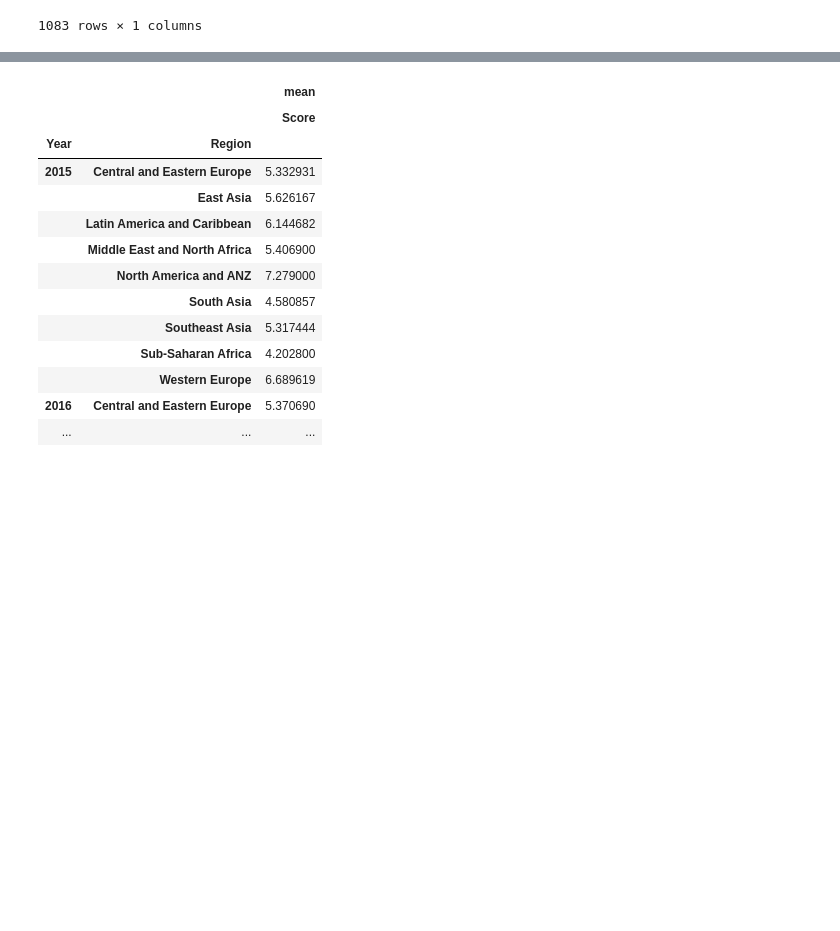
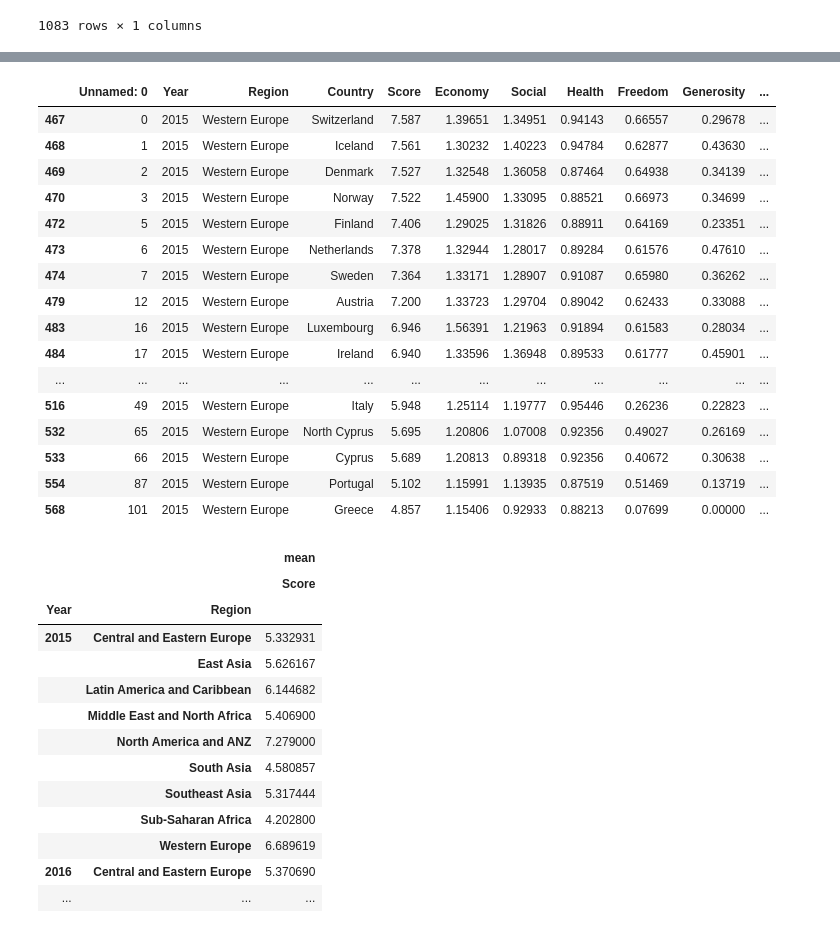
Before and after one commit to myriel21/toheaven, a Jupyter notebook: happiness score1521.ipynb, the cells around one changed output, grey strips where cells are left out. Saved outputs shown, nothing was run; the diff lists cells and outputs as text; code cells hidden in the pictures; blank space fills up the shorter version.

```diff
--- a/happiness score1521.ipynb
+++ b/happiness score1521.ipynb
@@ -85,3 +254,25 @@ pd.pivot_table(hps_1521,index=['Year','Region','Country'],values=['Score'])
+# %%
+WE = hps_1521['Region'] == 'Western Europe'
+Y_WE = hps_1521[Y & WE ]
+Y_WE
+# %% [output]
+|  | Unnamed: 0 | Year | Region | Country | Score | Economy | Social | Health | Freedom | Generosity | ... |
+| 467 | 0 | 2015 | Western Europe | Switzerland | 7.587 | 1.39651 | 1.34951 | 0.94143 | 0.66557 | 0.29678 | ... |
+| 468 | 1 | 2015 | Western Europe | Iceland | 7.561 | 1.30232 | 1.40223 | 0.94784 | 0.62877 | 0.43630 | ... |
+| 469 | 2 | 2015 | Western Europe | Denmark | 7.527 | 1.32548 | 1.36058 | 0.87464 | 0.64938 | 0.34139 | ... |
+| 470 | 3 | 2015 | Western Europe | Norway | 7.522 | 1.45900 | 1.33095 | 0.88521 | 0.66973 | 0.34699 | ... |
+| 472 | 5 | 2015 | Western Europe | Finland | 7.406 | 1.29025 | 1.31826 | 0.88911 | 0.64169 | 0.23351 | ... |
+| 473 | 6 | 2015 | Western Europe | Netherlands | 7.378 | 1.32944 | 1.28017 | 0.89284 | 0.61576 | 0.47610 | ... |
+| 474 | 7 | 2015 | Western Europe | Sweden | 7.364 | 1.33171 | 1.28907 | 0.91087 | 0.65980 | 0.36262 | ... |
+| 479 | 12 | 2015 | Western Europe | Austria | 7.200 | 1.33723 | 1.29704 | 0.89042 | 0.62433 | 0.33088 | ... |
+| 483 | 16 | 2015 | Western Europe | Luxembourg | 6.946 | 1.56391 | 1.21963 | 0.91894 | 0.61583 | 0.28034 | ... |
+| 484 | 17 | 2015 | Western Europe | Ireland | 6.940 | 1.33596 | 1.36948 | 0.89533 | 0.61777 | 0.45901 | ... |
+| ... | ... | ... | ... | ... | ... | ... | ... | ... | ... | ... | ... |
+| 516 | 49 | 2015 | Western Europe | Italy | 5.948 | 1.25114 | 1.19777 | 0.95446 | 0.26236 | 0.22823 | ... |
+| 532 | 65 | 2015 | Western Europe | North Cyprus | 5.695 | 1.20806 | 1.07008 | 0.92356 | 0.49027 | 0.26169 | ... |
+| 533 | 66 | 2015 | Western Europe | Cyprus | 5.689 | 1.20813 | 0.89318 | 0.92356 | 0.40672 | 0.30638 | ... |
+| 554 | 87 | 2015 | Western Europe | Portugal | 5.102 | 1.15991 | 1.13935 | 0.87519 | 0.51469 | 0.13719 | ... |
+| 568 | 101 | 2015 | Western Europe | Greece | 4.857 | 1.15406 | 0.92933 | 0.88213 | 0.07699 | 0.00000 | ... |
 # %%
 continent_score =pd.pivot_table(hps_1521,index=['Year','Region'],
                values=['Country','Score'],
```
Also changed, not shown: parts of 11 cells of this notebook.
